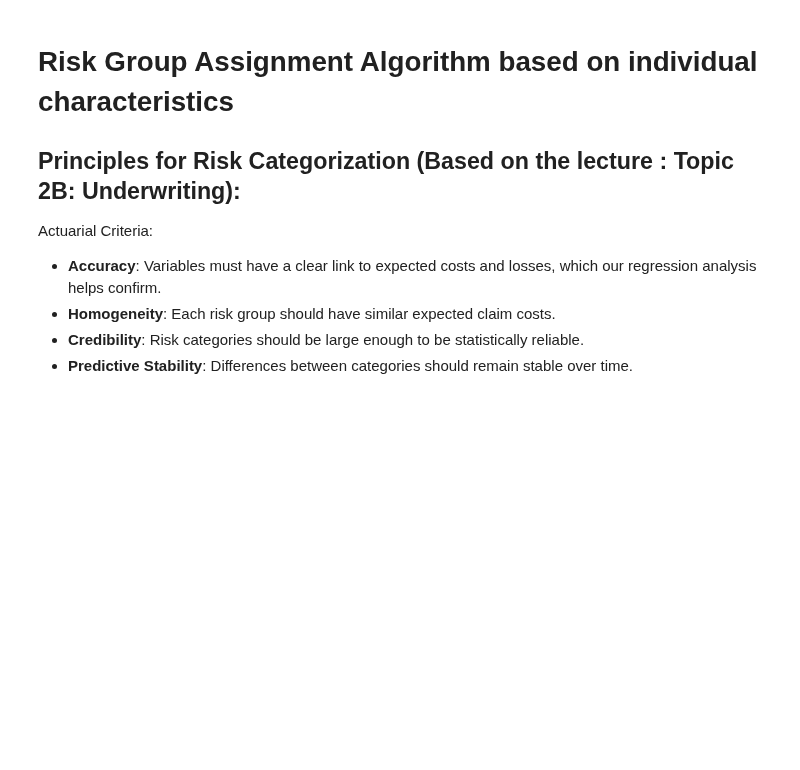
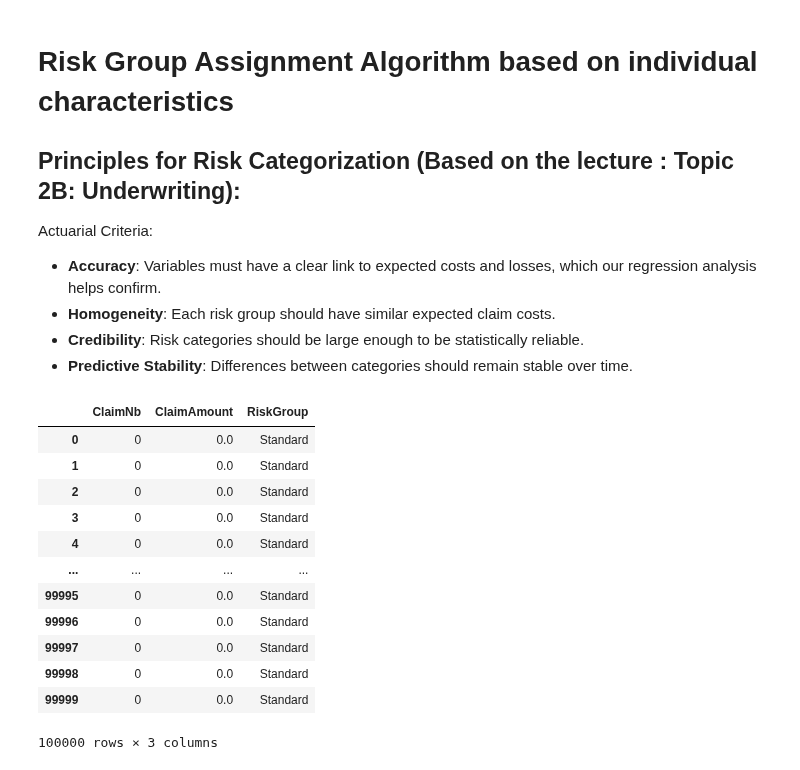
Before and after one commit to ThomasDeConinck/Assurance-Code-Python, a Jupyter notebook: assurances Code Python Case.ipynb, the cells around one changed output. Drawn from its saved outputs; the diff is of its cells as text; code cells hidden in the pictures; blank space fills up the shorter version.

```diff
--- a/assurances Code Python Case.ipynb
+++ b/assurances Code Python Case.ipynb
@@ -543,3 +630,59 @@ Actuarial Criteria:
 - **Homogeneity**: Each risk group should have similar expected claim costs.
 - **Credibility**: Risk categories should be large enough to be statistically reliable.
 - **Predictive Stability**: Differences between categories should remain stable over time.
+# %%
+import pandas as pd
+from sklearn.preprocessing import StandardScaler, OneHotEncoder
+from sklearn.compose import ColumnTransformer
+from sklearn.pipeline import Pipeline
+
+# Define the features and target variables
+X = claims_data[['VehAge', 'DrivAge', 'BonusMalus', 'VehPower', 'Area', 'VehGas']]  # Observable characteristics
+y = claims_data['ClaimNb']  # Assuming you are using ClaimNb to derive the risk class
+
+# Define categorical and numerical features
+categorical_features = ['Area', 'VehGas']
+numerical_features = ['VehAge', 'DrivAge', 'BonusMalus', 'VehPower']
+
+# Create a preprocessing pipeline to scale numerical features and encode categorical ones
+preprocessor = ColumnTransformer(
+    transformers=[
+        ('num', StandardScaler(), numerical_features),
+        ('cat', OneHotEncoder(), categorical_features)])
+
+# Apply preprocessing
+X_preprocessed = preprocessor.fit_transform(X)
+
+# Calculate quantile thresholds for ClaimNb (frequency) and ClaimAmount (severity)
+threshold_freq_low = claims_data['ClaimNb'].quantile(0.33)
+threshold_freq_high = claims_data['ClaimNb'].quantile(0.67)
+threshold_sev_low = claims_data['ClaimAmount'].quantile(0.33)
+threshold_sev_high = claims_data['ClaimAmount'].quantile(0.67)
+
+# Function to classify risk group based on claim frequency and severity
+def classify_risk_group(row):
+    if row['ClaimNb'] < threshold_freq_low and row['ClaimAmount'] < threshold_sev_low:
+        return 'Preferred'
+    elif threshold_freq_low <= row['ClaimNb'] <= threshold_freq_high and threshold_sev_low <= row['ClaimAmount'] <= threshold_sev_high:
+        return 'Standard'
+    else:
+        return 'Substandard'
+
+# Apply the function to classify each policyholder into a risk group
+claims_data['RiskGroup'] = claims_data.apply(classify_risk_group, axis=1)
+
+claims_data[['ClaimNb', 'ClaimAmount', 'RiskGroup']]
+# %% [output]
+|  | ClaimNb | ClaimAmount | RiskGroup |
+| 0 | 0 | 0.0 | Standard |
+| 1 | 0 | 0.0 | Standard |
+| 2 | 0 | 0.0 | Standard |
+| 3 | 0 | 0.0 | Standard |
+| 4 | 0 | 0.0 | Standard |
+| ... | ... | ... | ... |
+| 99995 | 0 | 0.0 | Standard |
+| 99996 | 0 | 0.0 | Standard |
+| 99997 | 0 | 0.0 | Standard |
+| 99998 | 0 | 0.0 | Standard |
+| 99999 | 0 | 0.0 | Standard |
+100000 rows × 3 columns
```
Also changed, not shown: parts of 4 cells of this notebook.
